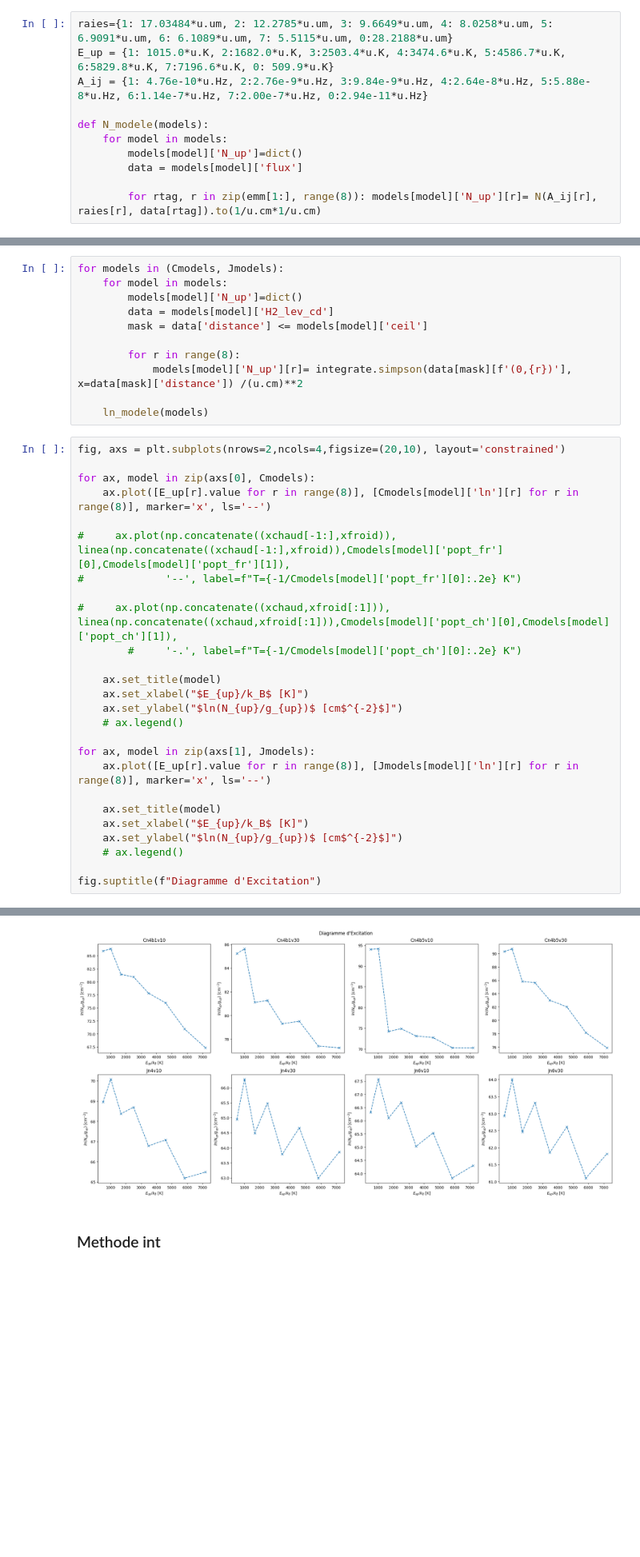
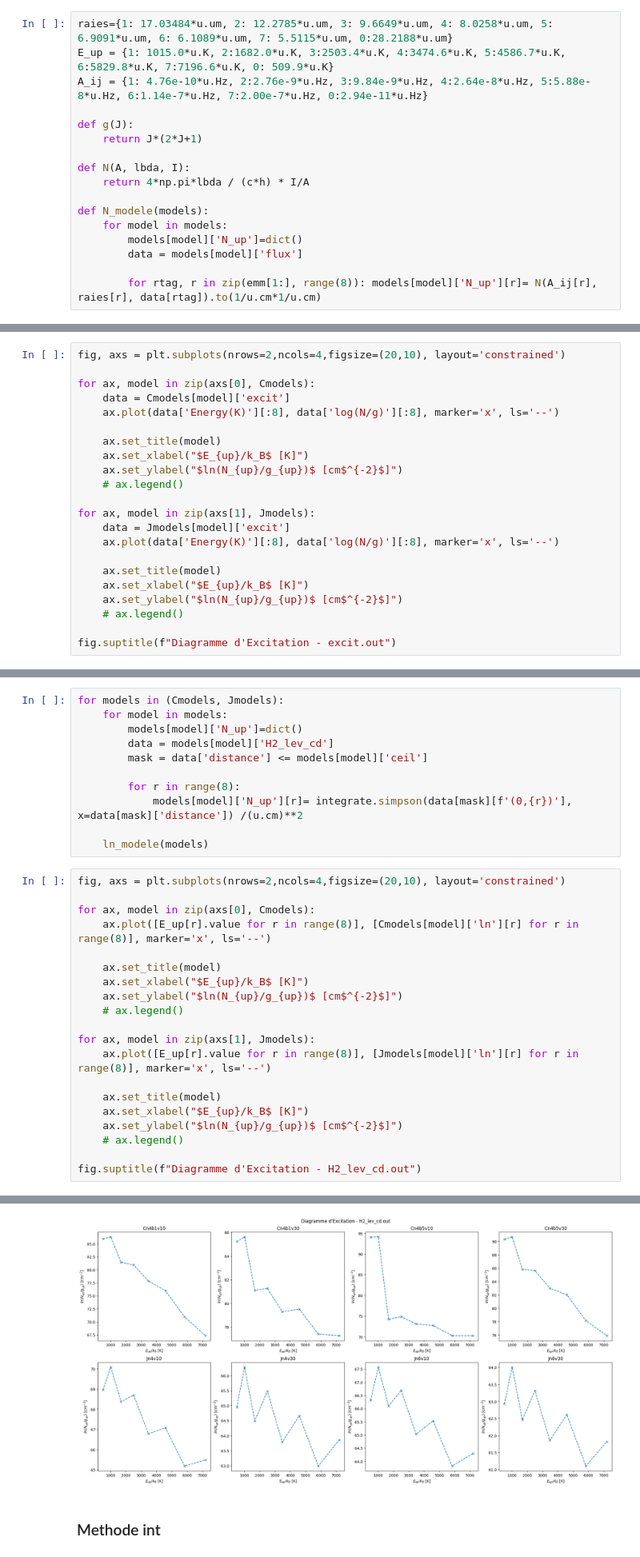
Before and after one commit to georgina-sampson/M04-Shocks, a Jupyter notebook: s065.ipynb, the cells around one changed output, grey strips where cells are left out. Shown at 80% size. Saved outputs shown, nothing was run; the diff lists cells and outputs as text; blank space fills up the shorter version.

```diff
--- a/s065.ipynb
+++ b/s065.ipynb
@@ -642,6 +642,12 @@ fig.savefig('Jmodels_emm.png')
 raies={1: 17.03484*u.um, 2: 12.2785*u.um, 3: 9.6649*u.um, 4: 8.0258*u.um, 5: 6.9091*u.um, 6: 6.1089*u.um, 7: 5.5115*u.um, 0:28.2188*u.um}
 E_up = {1: 1015.0*u.K, 2:1682.0*u.K, 3:2503.4*u.K, 4:3474.6*u.K, 5:4586.7*u.K, 6:5829.8*u.K, 7:7196.6*u.K, 0: 509.9*u.K}
 A_ij = {1: 4.76e-10*u.Hz, 2:2.76e-9*u.Hz, 3:9.84e-9*u.Hz, 4:2.64e-8*u.Hz, 5:5.88e-8*u.Hz, 6:1.14e-7*u.Hz, 7:2.00e-7*u.Hz, 0:2.94e-11*u.Hz}
+
+def g(J):
+    return J*(2*J+1)
+
+def N(A, lbda, I):
+    return 4*np.pi*lbda / (c*h) * I/A
 
 def N_modele(models):
     for model in models:
@@ -658,0 +667,22 @@ def ln_modele(models):
+# %%
+fig, axs = plt.subplots(nrows=2,ncols=4,figsize=(20,10), layout='constrained')
+
+for ax, model in zip(axs[0], Cmodels):
+    data = Cmodels[model]['excit']
+    ax.plot(data['Energy(K)'][:8], data['log(N/g)'][:8], marker='x', ls='--')
+
+    ax.set_title(model)
+    ax.set_xlabel("$E_{up}/k_B$ [K]")
+    ax.set_ylabel("$ln(N_{up}/g_{up})$ [cm$^{-2}$]")
+    # ax.legend()
+
+for ax, model in zip(axs[1], Jmodels):
+    data = Jmodels[model]['excit']
+    ax.plot(data['Energy(K)'][:8], data['log(N/g)'][:8], marker='x', ls='--')
+
+    ax.set_title(model)
+    ax.set_xlabel("$E_{up}/k_B$ [K]")
+    ax.set_ylabel("$ln(N_{up}/g_{up})$ [cm$^{-2}$]")
+    # ax.legend()
+
+fig.suptitle(f"Diagramme d'Excitation - excit.out")
@@ -714,12 +741,6 @@ fig, axs = plt.subplots(nrows=2,ncols=4,figsize=(20,10), layout='constrained')
 
 for ax, model in zip(axs[0], Cmodels):
     ax.plot([E_up[r].value for r in range(8)], [Cmodels[model]['ln'][r] for r in range(8)], marker='x', ls='--')
-
-#     ax.plot(np.concatenate((xchaud[-1:],xfroid)), linea(np.concatenate((xchaud[-1:],xfroid)),Cmodels[model]['popt_fr'][0],Cmodels[model]['popt_fr'][1]),
-#             '--', label=f"T={-1/Cmodels[model]['popt_fr'][0]:.2e} K")
-
-#     ax.plot(np.concatenate((xchaud,xfroid[:1])), linea(np.concatenate((xchaud,xfroid[:1])),Cmodels[model]['popt_ch'][0],Cmodels[model]['popt_ch'][1]),
-        #     '-.', label=f"T={-1/Cmodels[model]['popt_ch'][0]:.2e} K")
 
     ax.set_title(model)
     ax.set_xlabel("$E_{up}/k_B$ [K]")
@@ -734,5 +755,5 @@ for ax, model in zip(axs[1], Jmodels):
     ax.set_ylabel("$ln(N_{up}/g_{up})$ [cm$^{-2}$]")
     # ax.legend()
 
-fig.suptitle(f"Diagramme d'Excitation")
+fig.suptitle(f"Diagramme d'Excitation - H2_lev_cd.out")
 # %% [output]
@@ -739,4 +761,4 @@ fig.suptitle(f"Diagramme d'Excitation")
-[figure, old version]
+[figure, new version]
 # %% [markdown]
 ### Methode int
 # %%
```
Also changed, not shown: parts of 7 cells of this notebook, 1 other file.
